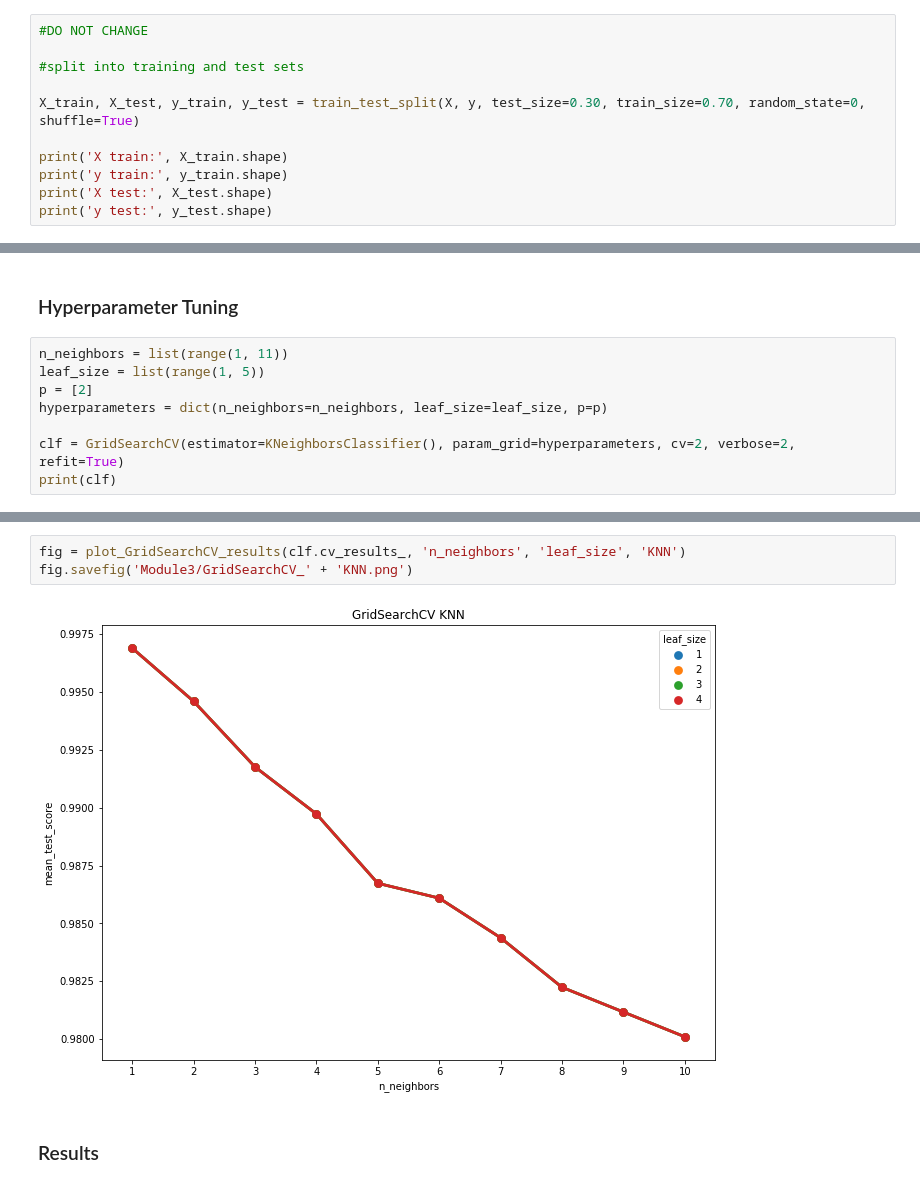
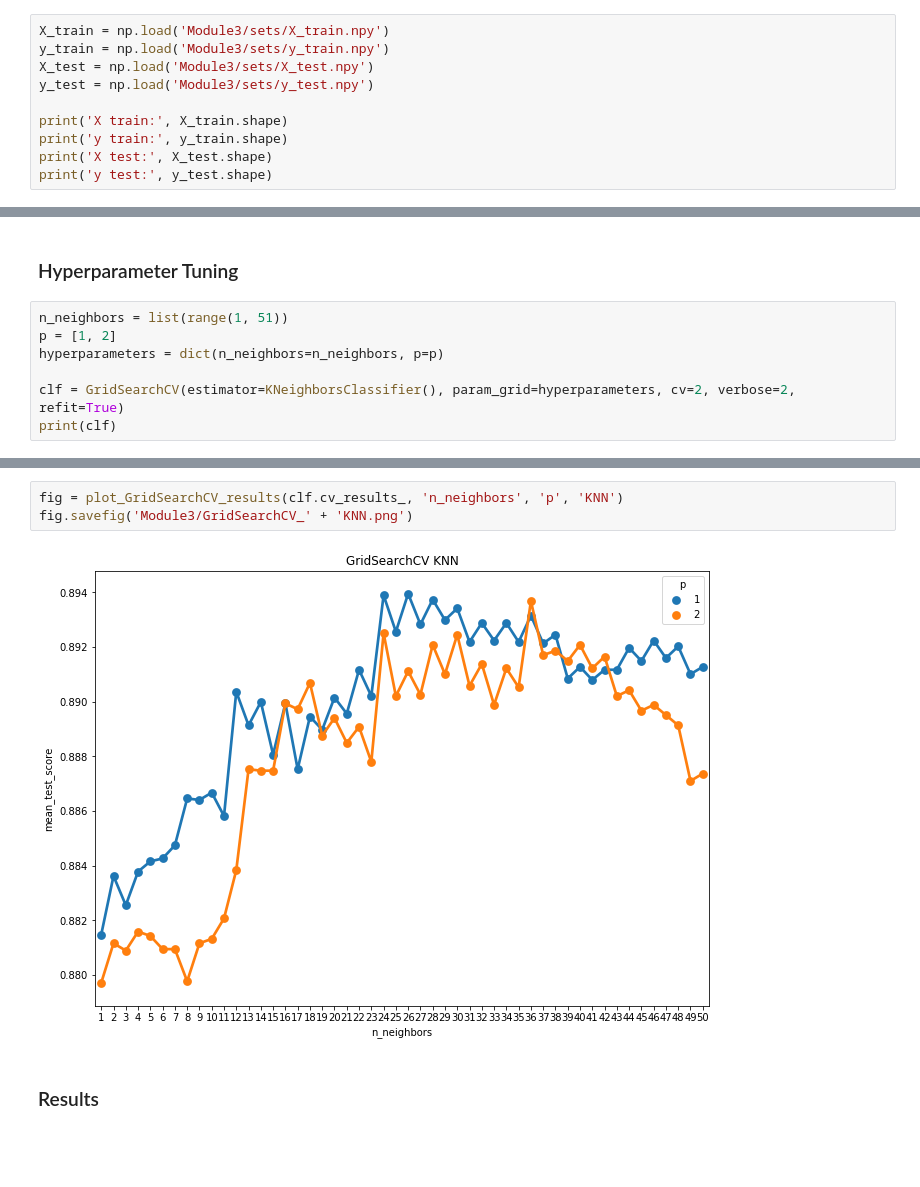
Before and after one commit to alexanderfache6/TCGA-kidney, a Jupyter notebook: module3-supervised-learning.ipynb, the cells around one changed output, grey strips where cells are left out. Saved outputs shown, nothing was run; the diff lists cells and outputs as text; blank space fills up the shorter version.

```diff
--- a/module3-supervised-learning.ipynb
+++ b/module3-supervised-learning.ipynb
@@ -76,9 +170,8 @@ print(y.shape)
 # %%
-#DO NOT CHANGE
-
-#split into training and test sets
-
-X_train, X_test, y_train, y_test = train_test_split(X, y, test_size=0.30, train_size=0.70, random_state=0, shuffle=True)
+X_train = np.load('Module3/sets/X_train.npy')
+y_train = np.load('Module3/sets/y_train.npy')
+X_test = np.load('Module3/sets/X_test.npy')
+y_test = np.load('Module3/sets/y_test.npy')
 
 print('X train:', X_train.shape)
 print('y train:', y_train.shape)
@@ -114,10 +244,9 @@ Accuracy Score: 0.9989
 # %% [markdown]
 ### Hyperparameter Tuning
 # %%
-n_neighbors = list(range(1, 11))
-leaf_size = list(range(1, 5))
-p = [2]
-hyperparameters = dict(n_neighbors=n_neighbors, leaf_size=leaf_size, p=p)
+n_neighbors = list(range(1, 51))
+p = [1, 2]
+hyperparameters = dict(n_neighbors=n_neighbors, p=p)
 
 clf = GridSearchCV(estimator=KNeighborsClassifier(), param_grid=hyperparameters, cv=2, verbose=2, refit=True)
 print(clf)
@@ -176,9 +305,9 @@ KNeighborsClassifier(algorithm='auto', leaf_size=1, metric='minkowski',
                      weights='uniform')
 # %%
-fig = plot_GridSearchCV_results(clf.cv_results_, 'n_neighbors', 'leaf_size', 'KNN')
+fig = plot_GridSearchCV_results(clf.cv_results_, 'n_neighbors', 'p', 'KNN')
 fig.savefig('Module3/GridSearchCV_' + 'KNN.png')
 # %% [output]
-[figure, old version]
+[figure, new version]
 # %% [markdown]
 ### Results
 # %%
```
Also changed, not shown: parts of 44 cells of this notebook, 18 other files.
